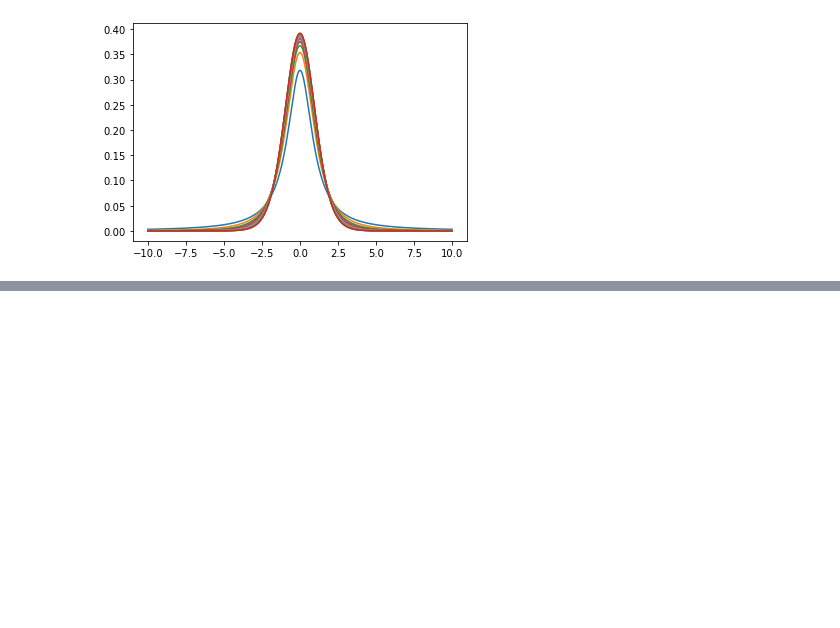
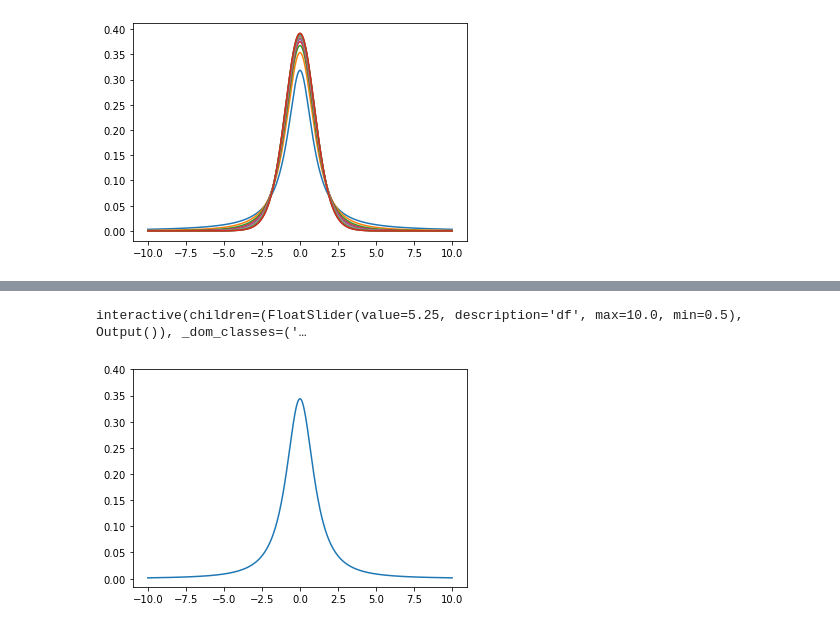
Before and after one commit to TobiasKloepper/Digital-Tools-for-Finance, a Jupyter notebook: Jupyter Notebook/students_t_distrib.ipynb, the cells around one changed output, grey strips where cells are left out. Cells and saved outputs as stored; diff of their text form; code cells hidden in the pictures; blank space fills up the shorter version.

```diff
--- a/Jupyter Notebook/students_t_distrib.ipynb
+++ b/Jupyter Notebook/students_t_distrib.ipynb
@@ -46,0 +44,9 @@ plt.plot(t, np.transpose(pdf));
+# %%
+from ipywidgets import interact
+interact(plot_t, df = (0.5, 10));
+# %% [output]
+interactive(children=(FloatSlider(value=5.25, description='df', max=10.0, min=0.5), Output()), _dom_classes=('…
+# %%
+plot_t(1.6)
+# %% [output]
+[figure, added]
```
Also changed, not shown: parts of 4 cells of this notebook, 10 other files.
